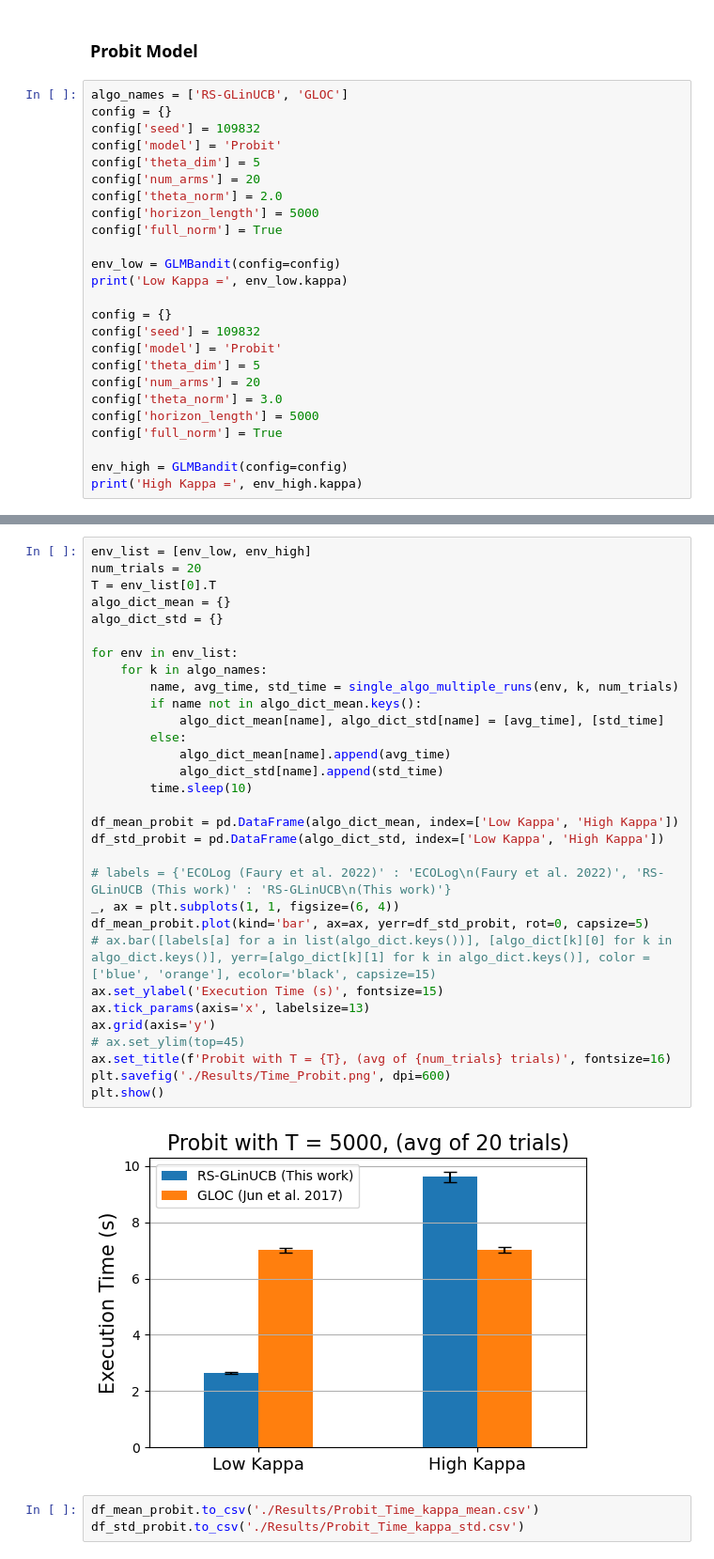
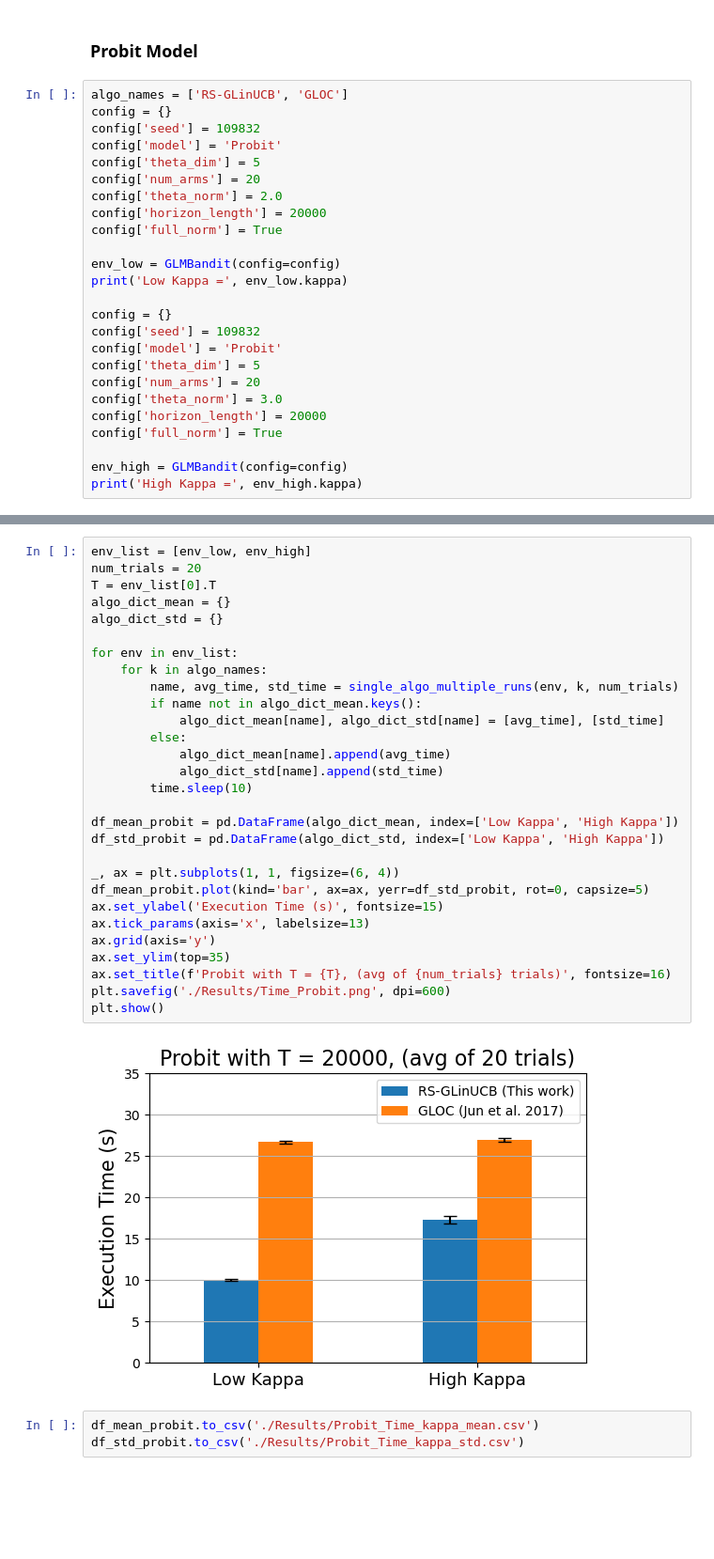
Before and after one commit to nirjhar-das/GLBandit_Limited_Adaptivity, a Jupyter notebook: simulations.ipynb, the cells around one changed output, grey strips where cells are left out. Shown at 94% size. Saved outputs shown, nothing was run; the diff lists cells and outputs as text; blank space fills up the shorter version.

```diff
--- a/simulations.ipynb
+++ b/simulations.ipynb
@@ -285,7 +283,7 @@ config['model'] = 'Probit'
 config['theta_dim'] = 5
 config['num_arms'] = 20
 config['theta_norm'] = 2.0
-config['horizon_length'] = 5000
+config['horizon_length'] = 20000
 config['full_norm'] = True
 
 env_low = GLMBandit(config=config)
@@ -297,7 +295,7 @@ config['model'] = 'Probit'
 config['theta_dim'] = 5
 config['num_arms'] = 20
 config['theta_norm'] = 3.0
-config['horizon_length'] = 5000
+config['horizon_length'] = 20000
 config['full_norm'] = True
 
 env_high = GLMBandit(config=config)
@@ -310,36 +308,34 @@ High Kappa = 193.18410051249518
 # %%
 env_list = [env_low, env_high]
 num_trials = 20
 T = env_list[0].T
 algo_dict_mean = {}
 algo_dict_std = {}
 
 for env in env_list:
     for k in algo_names:
         name, avg_time, std_time = single_algo_multiple_runs(env, k, num_trials)
         if name not in algo_dict_mean.keys():
             algo_dict_mean[name], algo_dict_std[name] = [avg_time], [std_time]
         else:
             algo_dict_mean[name].append(avg_time)
             algo_dict_std[name].append(std_time)
         time.sleep(10)
 
 df_mean_probit = pd.DataFrame(algo_dict_mean, index=['Low Kappa', 'High Kappa'])
 df_std_probit = pd.DataFrame(algo_dict_std, index=['Low Kappa', 'High Kappa'])
 
-# labels = {'ECOLog (Faury et al. 2022)' : 'ECOLog\n(Faury et al. 2022)', 'RS-GLinUCB (This work)' : 'RS-GLinUCB\n(This work)'}
 _, ax = plt.subplots(1, 1, figsize=(6, 4))
 df_mean_probit.plot(kind='bar', ax=ax, yerr=df_std_probit, rot=0, capsize=5)
-# ax.bar([labels[a] for a in list(algo_dict.keys())], [algo_dict[k][0] for k in algo_dict.keys()], yerr=[algo_dict[k][1] for k in algo_dict.keys()], color = ['blue', 'orange'], ecolor='black', capsize=15)
 ax.set_ylabel('Execution Time (s)', fontsize=15)
 ax.tick_params(axis='x', labelsize=13)
 ax.grid(axis='y')
-# ax.set_ylim(top=45)
+ax.set_ylim(top=35)
 ax.set_title(f'Probit with T = {T}, (avg of {num_trials} trials)', fontsize=16)
 plt.savefig('./Results/Time_Probit.png', dpi=600)
 plt.show()
 # %% [output]
-[figure, old version]
+[figure, new version]
 # %%
 df_mean_probit.to_csv('./Results/Probit_Time_kappa_mean.csv')
 df_std_probit.to_csv('./Results/Probit_Time_kappa_std.csv')
```
Also changed, not shown: parts of 2 cells of this notebook, 4 other files.
